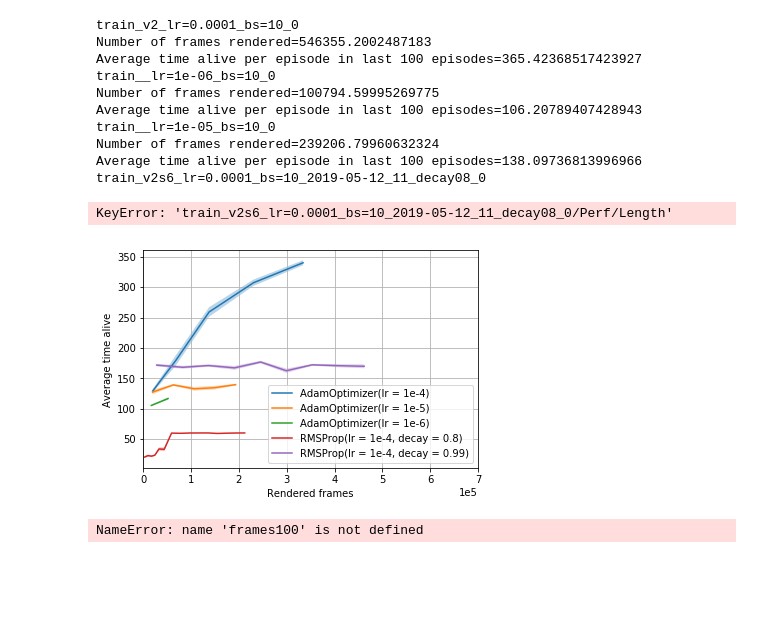
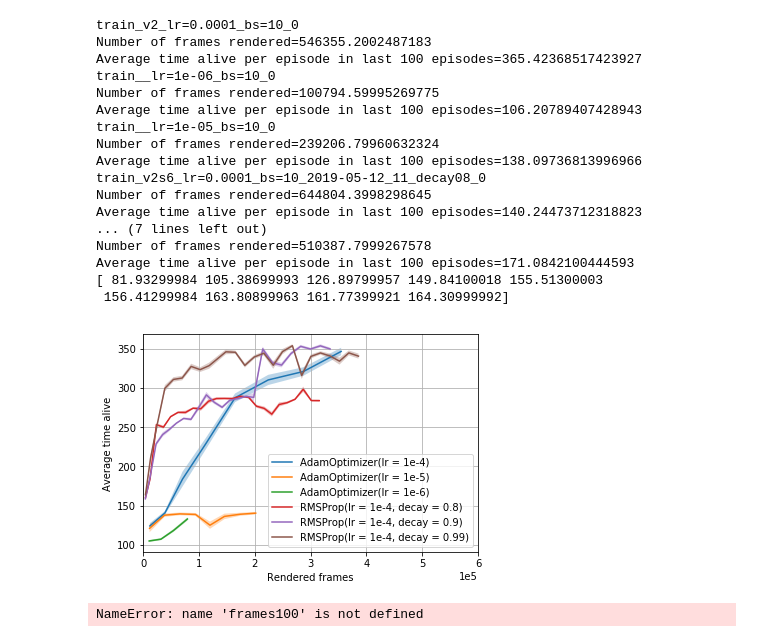
Before and after one commit to ElinBD/KillingDemons, a Jupyter notebook: CodeVersions/Plotexample Optimizers.ipynb, the cells around one changed output. Cells and saved outputs as stored; diff of their text form; code cells hidden in the pictures; blank space fills up the shorter version.

Commit message:
update optimizer plot

```diff
--- a/CodeVersions/Plotexample Optimizers.ipynb
+++ b/CodeVersions/Plotexample Optimizers.ipynb
@@ -119,13 +192,18 @@ def avgkilltimereward(path, smooth_factor):
 # %%
 
 # The smoothing factor
-smooth_factor=80 # from 1 to alot...
+smooth_factor=50 # from 1 to alot...
 # Filepath of the folders which ends with : _0 , it fill load the rest of the agents, and average over them..
 [timealiveA4,timealiveA4std,framesA4,rewardA4,rewardA4std]=avgkilltimereward('train_v2_lr=0.0001_bs=10_0',smooth_factor) #kills10,kills10std,
 [timealiveA6,timealiveA6std,framesA6,rewardA6,rewardA6std]=avgkilltimereward('train__lr=1e-06_bs=10_0',smooth_factor) #kills10,kills10std,
 [timealiveA5,timealiveA5std,framesA5,rewardA5,rewardA5std]=avgkilltimereward('train__lr=1e-05_bs=10_0',smooth_factor) #kills10,kills10std,
 [timealiveR8,timealiveR8std,framesR8,rewardR8,rewardR8std]=avgkilltimereward('train_v2s6_lr=0.0001_bs=10_2019-05-12_11_decay08_0',smooth_factor) #kills10,kills10std,
-[timealiveR99,timealiveR99std,framesR99,rewardR99,rewardR99std]=avgkilltimereward('train_v2s6_lr=0.0001_bs=10_2019-05-13_18_decay099_0',smooth_factor) #kills10,kills10std,
+[timealiveR9,timealiveR9std,framesR9,rewardR9,rewardR9std]=avgkilltimereward('train_v2s6_lr=0.0001_bs=10_2019-05-08_23_decay09_0',smooth_factor) #kills10,kills10std,
+[timealiveR99a,timealiveR99stda,framesR99a,rewardR99a,rewardR99stda] = avgkilltimereward('train_v2s6_lr=0.0001_bs=10_2019-05-13_7_decay099_0',smooth_factor)
+[timealiveR99b,timealiveR99stdb,framesR99b,rewardR99b,rewardR99stdb]=avgkilltimereward('train_v2s6_lr=0.0001_bs=10_2019-05-13_18_decay099_0',smooth_factor) #kills10,kills10std,
+[timealiveR99,timealiveR99std,framesR99,rewardR99,rewardR99std] = mergeab(timealiveR99a,timealiveR99stda,framesR99a,rewardR99a,rewardR99stda, timealiveR99b,timealiveR99stdb,framesR99b,rewardR99b,rewardR99stdb)
+
+#[timealiveR99,timealiveR99std,framesR99,rewardR99,rewardR99std]=avgkilltimereward2C('train_v2s6_lr=0.0001_bs=10_2019-05-13_18_decay099_0',smooth_factor) #kills10,kills10std,
 #[timealive10,timealive10std,frames10,reward10,reward10std]=avgkilltimereward('A2C_0',smooth_factor) #kills10,kills10std,
 #[timealive10,timealive10std,frames10,reward10,reward10std]=avgkilltimereward('train_v2_lr=0.0001_bs=10_0',smooth_factor) #kills10,kills10std,
 #[kills20,kills20std,timealive20,timealive20std,frames20,reward20,reward20std]=avgkilltimereward('train_v2s6_lr=0.0001_bs=10_1',smooth_factor)
@@ -145,37 +223,46 @@ train__lr=1e-05_bs=10_0
 Number of frames rendered=239206.79960632324
 Average time alive per episode in last 100 episodes=138.09736813996966
 train_v2s6_lr=0.0001_bs=10_2019-05-12_11_decay08_0
+Number of frames rendered=644804.3998298645
+Average time alive per episode in last 100 episodes=140.24473712318823
+... (7 lines left out)
+Number of frames rendered=510387.7999267578
+Average time alive per episode in last 100 episodes=171.0842100444593
+[ 81.93299984 105.38699993 126.89799957 149.84100018 155.51300003
+ 156.41299984 163.80899963 161.77399921 164.30999992]
-KeyError: 'train_v2s6_lr=0.0001_bs=10_2019-05-12_11_decay08_0/Perf/Length'
 # %%
 
 figure1=plt.figure()
 #figsize=(6, 6)
 plt.plot(framesA4,timealiveA4,label='AdamOptimizer(lr = 1e-4)')
 plt.fill_between(framesA4,timealiveA4+2*timealiveA4std,timealiveA4-2*timealiveA4std,alpha=0.3)
 
 plt.plot(framesA5,timealiveA5,label='AdamOptimizer(lr = 1e-5)')
 plt.fill_between(framesA5,timealiveA5+2*timealiveA5std,timealiveA5-2*timealiveA5std,alpha=0.3)
 
 plt.plot(framesA6,timealiveA6,label='AdamOptimizer(lr = 1e-6)')
 plt.fill_between(framesA6,timealiveA6+2*timealiveA6std,timealiveA6-2*timealiveA6std,alpha=0.3)
 
-plt.plot(framesR8,timealiveR8,label='RMSProp(lr = 1e-4, decay = 0.8)')
-plt.fill_between(framesR8,timealiveR8+2*timealiveR8std,timealiveR8-2*timealiveR8std,alpha=0.3)
+plt.plot(framesR8/2,timealiveR8*2,label='RMSProp(lr = 1e-4, decay = 0.8)')
+plt.fill_between(framesR8/2,timealiveR8*2+2*timealiveR8std,timealiveR8*2-2*timealiveR8std,alpha=0.3)
 
-plt.plot(framesR99,timealiveR99,label='RMSProp(lr = 1e-4, decay = 0.99)')
-plt.fill_between(framesR99,timealiveR99+2*timealiveR99std,timealiveR99-2*timealiveR99std,alpha=0.3)
+plt.plot(framesR9/2,timealiveR9*2,label='RMSProp(lr = 1e-4, decay = 0.9)')
+plt.fill_between(framesR9/2,timealiveR9*2+2*timealiveR9std,timealiveR9*2-2*timealiveR9std,alpha=0.3)
+
+plt.plot(framesR99/2,timealiveR99*2,label='RMSProp(lr = 1e-4, decay = 0.99)')
+plt.fill_between(framesR99/2,timealiveR99*2+2*timealiveR99std,timealiveR99*2-2*timealiveR99std,alpha=0.3)
 
 plt.ylabel('Average time alive')
 plt.xlabel('Rendered frames')
 plt.ticklabel_format(style='sci', axis='x', scilimits=(0,0))
-plt.xlim([0,700000])
+plt.xlim([0,600000])
 plt.legend()
 
 plt.grid()
 
 # Save the plot the next cell.
 # %% [output]
-[figure, old version]
+[figure, new version]
 # %%
 figure1.savefig("Optimizers.pdf", bbox_inches='tight')
 # %%
```
Also changed, not shown: parts of 3 cells of this notebook, 9 other files.
